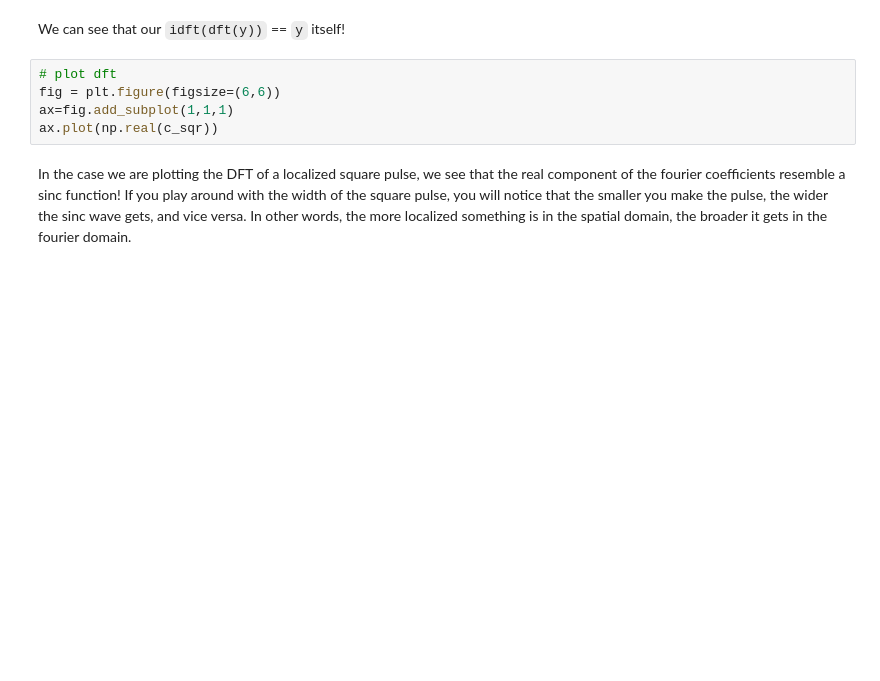
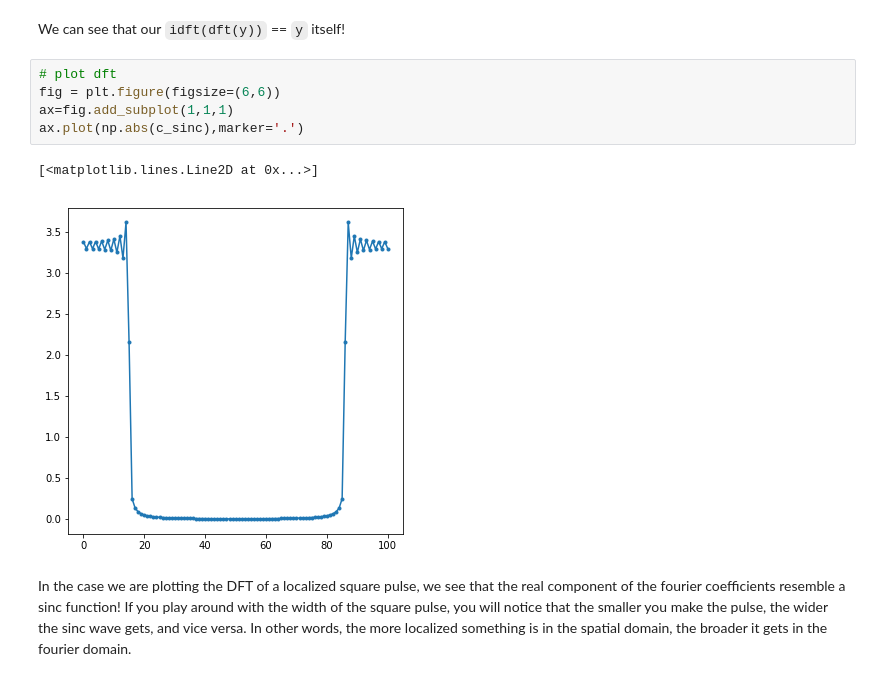
Before and after one commit to nkern/Astro_9, a Jupyter notebook: lectures/04_CompPhys/FourierTransforms.ipynb, the cells around one changed output. Drawn from its saved outputs; the diff is of its cells as text; blank space fills up the shorter version.

```diff
--- a/lectures/04_CompPhys/FourierTransforms.ipynb
+++ b/lectures/04_CompPhys/FourierTransforms.ipynb
@@ -225,8 +232,11 @@ We can see that our `idft(dft(y))` == `y` itself!
 # %%
 # plot dft
 fig = plt.figure(figsize=(6,6))
 ax=fig.add_subplot(1,1,1)
-ax.plot(np.real(c_sqr))
+ax.plot(np.abs(c_sinc),marker='.')
+# %% [output]
+[<matplotlib.lines.Line2D at 0x...>]
+[figure, added]
 # %% [markdown]
 In the case we are plotting the DFT of a localized square pulse, we see that the real component of the fourier coefficients resemble a sinc function! If you play around with the width of the square pulse, you will notice that the smaller you make the pulse, the wider the sinc wave gets, and vice versa. In other words, the more localized something is in the spatial domain, the broader it gets in the fourier domain.
 # %% [markdown]
```
Also changed, not shown: parts of 13 cells of this notebook, 1 other file.
